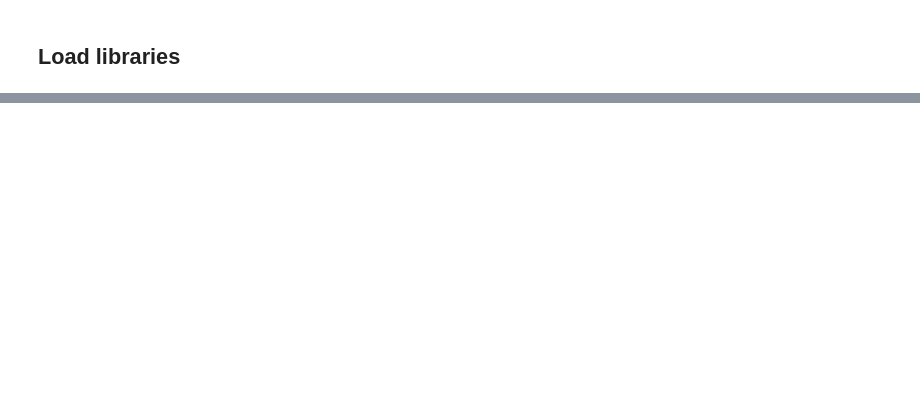
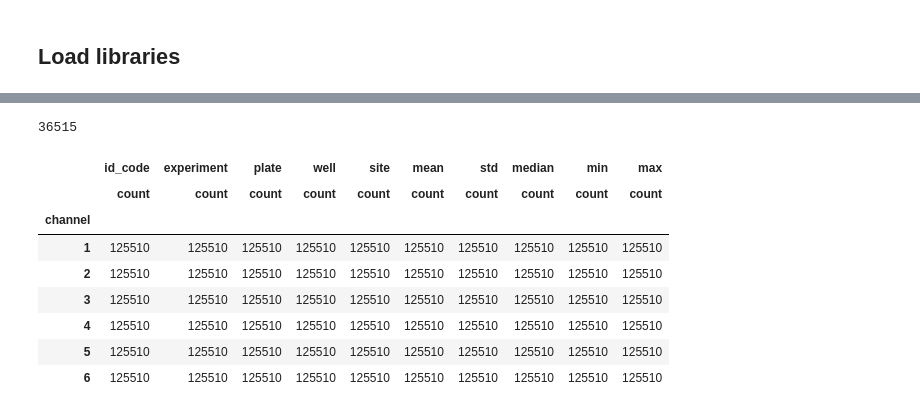
Before and after one commit to MichelML/ml-cellsignal, a Jupyter notebook: eda.ipynb, the cells around one changed output, grey strips where cells are left out. Cells and saved outputs as stored; diff of their text form; code cells hidden in the pictures; blank space fills up the shorter version.

```diff
--- a/eda.ipynb
+++ b/eda.ipynb
@@ -265,0 +186,16 @@ apply_plates_leak(all_preds)
+# %%
+print(len(df))
+# %% [output]
+36515
+# %%
+df_pixels.groupby('channel').agg(['count'])
+# %% [output]
+|  | id_code | experiment | plate | well | site | mean | std | median | min | max |
+|  | count | count | count | count | count | count | count | count | count | count |
+| channel |  |  |  |  |  |  |  |  |  |  |
+| 1 | 125510 | 125510 | 125510 | 125510 | 125510 | 125510 | 125510 | 125510 | 125510 | 125510 |
+| 2 | 125510 | 125510 | 125510 | 125510 | 125510 | 125510 | 125510 | 125510 | 125510 | 125510 |
+| 3 | 125510 | 125510 | 125510 | 125510 | 125510 | 125510 | 125510 | 125510 | 125510 | 125510 |
+| 4 | 125510 | 125510 | 125510 | 125510 | 125510 | 125510 | 125510 | 125510 | 125510 | 125510 |
+| 5 | 125510 | 125510 | 125510 | 125510 | 125510 | 125510 | 125510 | 125510 | 125510 | 125510 |
+| 6 | 125510 | 125510 | 125510 | 125510 | 125510 | 125510 | 125510 | 125510 | 125510 | 125510 |
```
Also changed, not shown: parts of 46 cells of this notebook, 1 other file.
